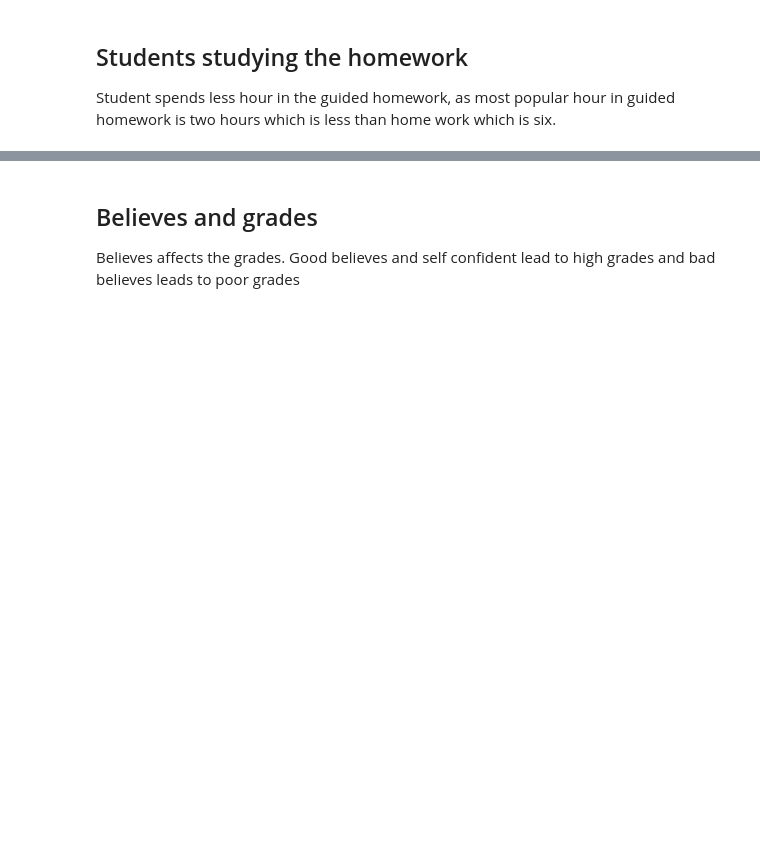
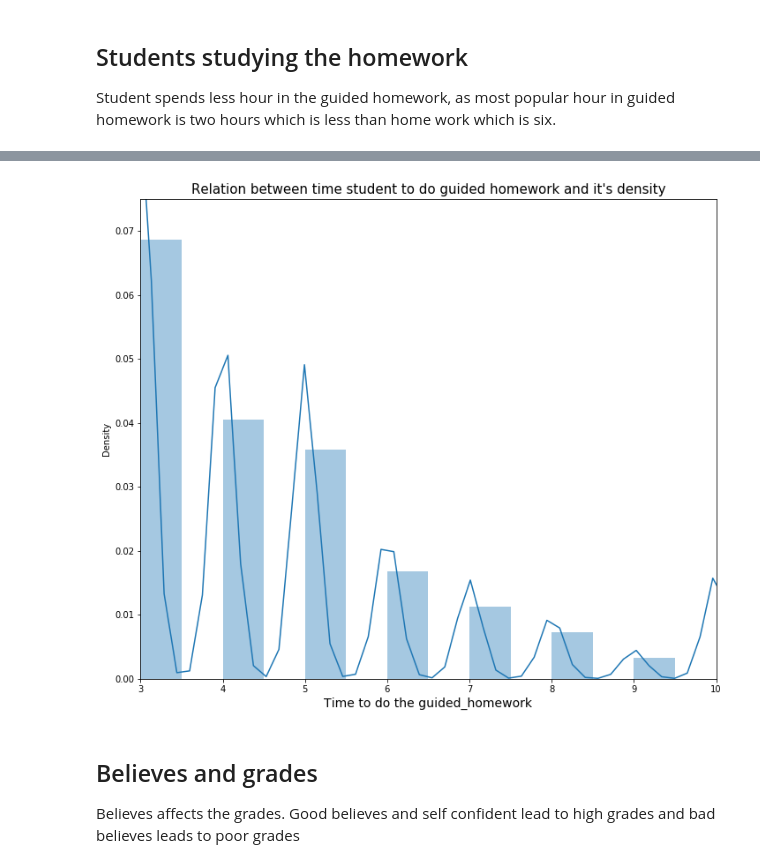
Before and after one commit to Haitham-Darwish/Communicate-data-findings, a Jupyter notebook: slide_deck_template.ipynb, the cells around one changed output, grey strips where cells are left out. Cells and saved outputs as stored; diff of their text form; code cells hidden in the pictures; blank space fills up the shorter version.

```diff
--- a/slide_deck_template.ipynb
+++ b/slide_deck_template.ipynb
@@ -126,3 +126,16 @@ plt.xlim(0,10);
+# %%
+# Let's zoom to see all the distribution
+plt.figure(figsize=[ 11.69, 10])
+# plot the time to do the guided_homework
+sb.distplot(student_roles_df_clean.guided_homework, bins=60, color = default_color);
+plt.xticks(list(range(11)))
+
+plt.title("Relation between time student to do guided homework and it's density", size=15)
+plt.xlabel("Time to do the guided_homework", size=14)
+plt.ylim(0,0.075)
+plt.xlim(3,10);
+# %% [output]
+[figure, added]
 # %%
 def make_boxplot(var_list, width=20, height=40):
     """
```
Also changed, not shown: parts of 2 cells of this notebook, 1 other file.
